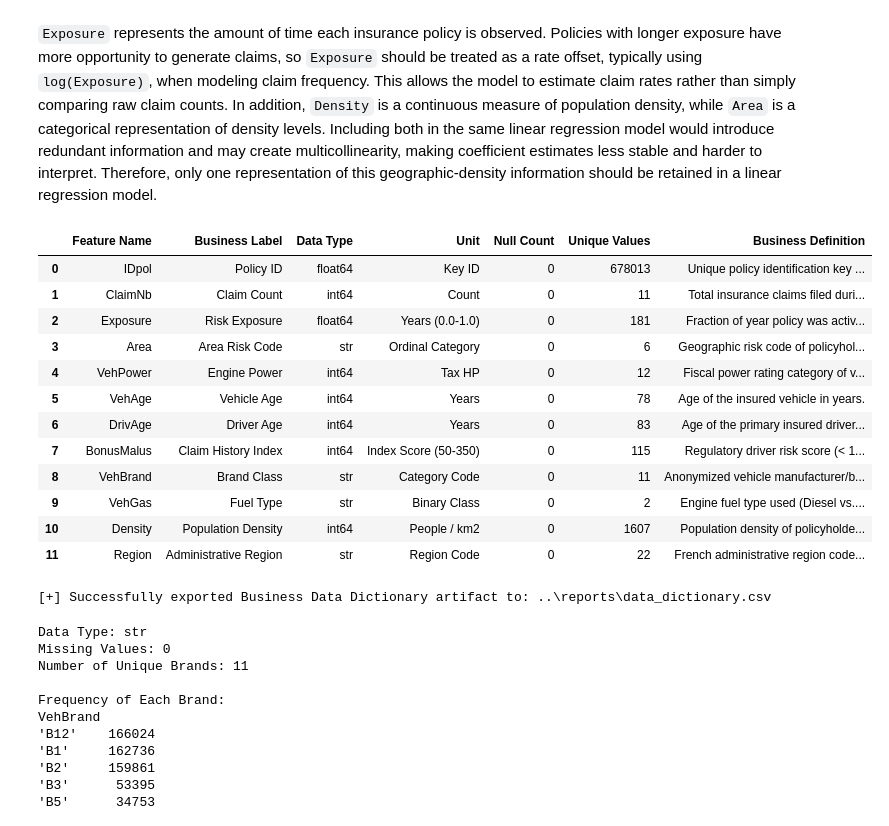
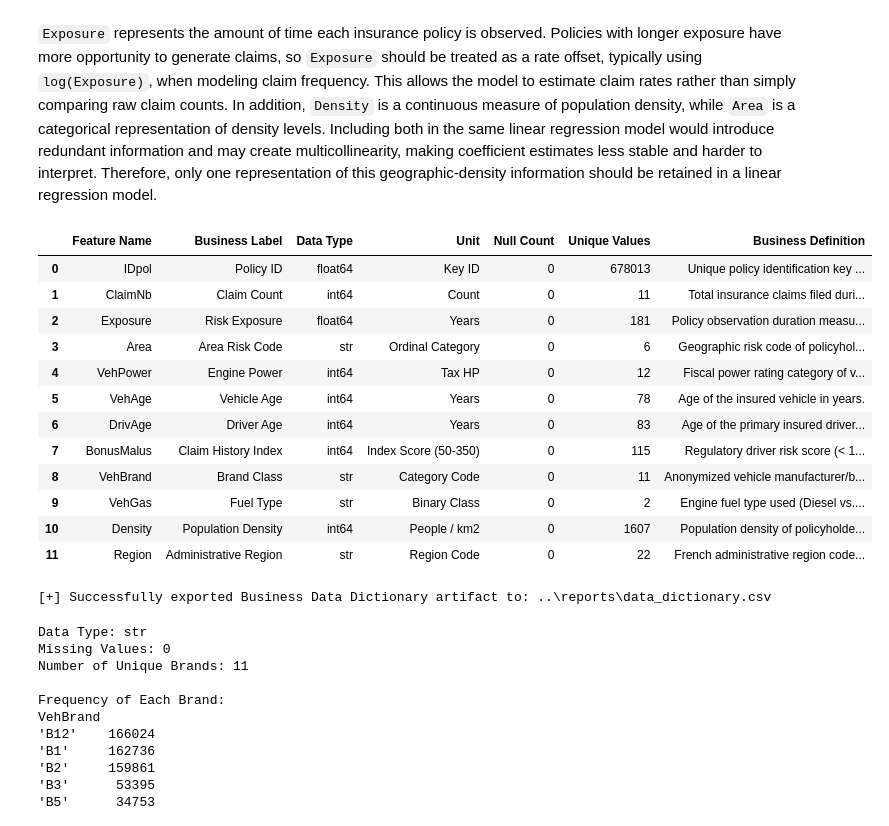
Before and after one commit to Wendy-Chen56/msba265_module1_Wendy, a Jupyter notebook: notebooks/01_eda_and_data_dictionary.ipynb, the cells around one changed output. Drawn from its saved outputs; the diff is of its cells as text; code cells hidden in the pictures.

```diff
--- a/notebooks/01_eda_and_data_dictionary.ipynb
+++ b/notebooks/01_eda_and_data_dictionary.ipynb
@@ -165,9 +167,9 @@ business_definitions = {
         "Total insurance claims filed during policy coverage period."
     ),
     "Exposure": (
-        "Risk Exposure",
-        "Years (0.0-1.0)",
-        "Fraction of year policy was active (e.g., 0.50 = 6 months coverage)."
+    "Risk Exposure",
+    "Years",
+    "Policy observation duration measured in years; values may exceed 1.0 for multi-year exposure."
     ),
     "Area": (
         "Area Risk Code",
@@ -222,34 +224,34 @@ for col in df.columns:
     label, unit, definition = business_definitions.get(
         col,
         (col, "N/A", "No business definition provided.")
     )
 
     dict_list.append({
         "Feature Name": col,
         "Business Label": label,
         "Data Type": str(df[col].dtype),
         "Unit": unit,
         "Null Count": df[col].isnull().sum(),
         "Unique Values": df[col].nunique(),
         "Business Definition": definition
     })
 
 dict_df = pd.DataFrame(dict_list)
 
 display(dict_df)
 
 reports_dir = os.path.join("..", "reports")
 os.makedirs(reports_dir, exist_ok=True)
 
 dict_path = os.path.join(reports_dir, "data_dictionary.csv")
 dict_df.to_csv(dict_path, index=False)
 
 print(f"\n[+] Successfully exported Business Data Dictionary artifact to: {dict_path}")
 # %% [output]
 |  | Feature Name | Business Label | Data Type | Unit | Null Count | Unique Values | Business Definition |
 | 0 | IDpol | Policy ID | float64 | Key ID | 0 | 678013 | Unique policy identification key ... |
 | 1 | ClaimNb | Claim Count | int64 | Count | 0 | 11 | Total insurance claims filed duri... |
-| 2 | Exposure | Risk Exposure | float64 | Years (0.0-1.0) | 0 | 181 | Fraction of year policy was activ... |
+| 2 | Exposure | Risk Exposure | float64 | Years | 0 | 181 | Policy observation duration measu... |
 | 3 | Area | Area Risk Code | str | Ordinal Category | 0 | 6 | Geographic risk code of policyhol... |
 | 4 | VehPower | Engine Power | int64 | Tax HP | 0 | 12 | Fiscal power rating category of v... |
 | 5 | VehAge | Vehicle Age | int64 | Years | 0 | 78 | Age of the insured vehicle in years. |
```
Also changed, not shown: parts of 4 cells of this notebook, 1 other file.
